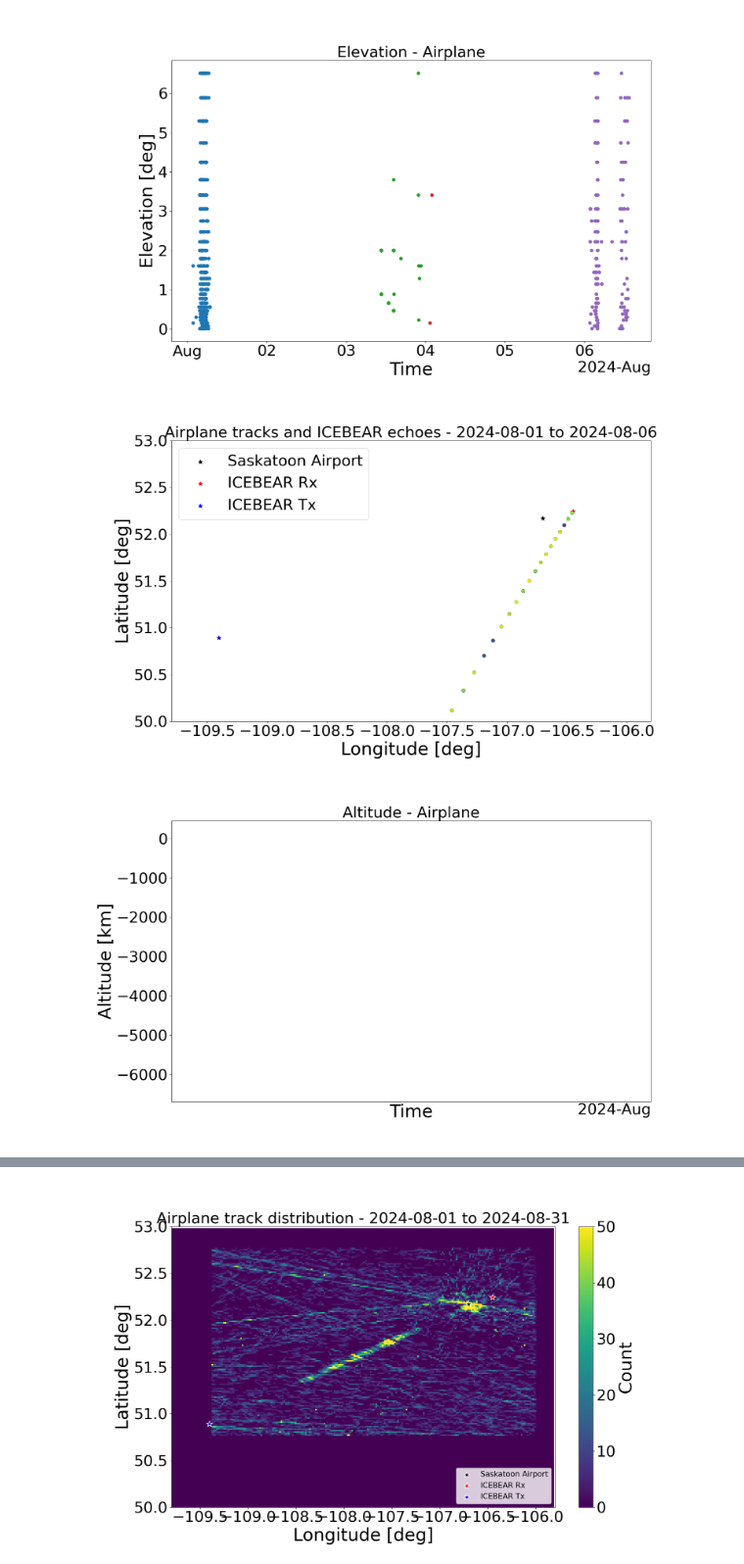
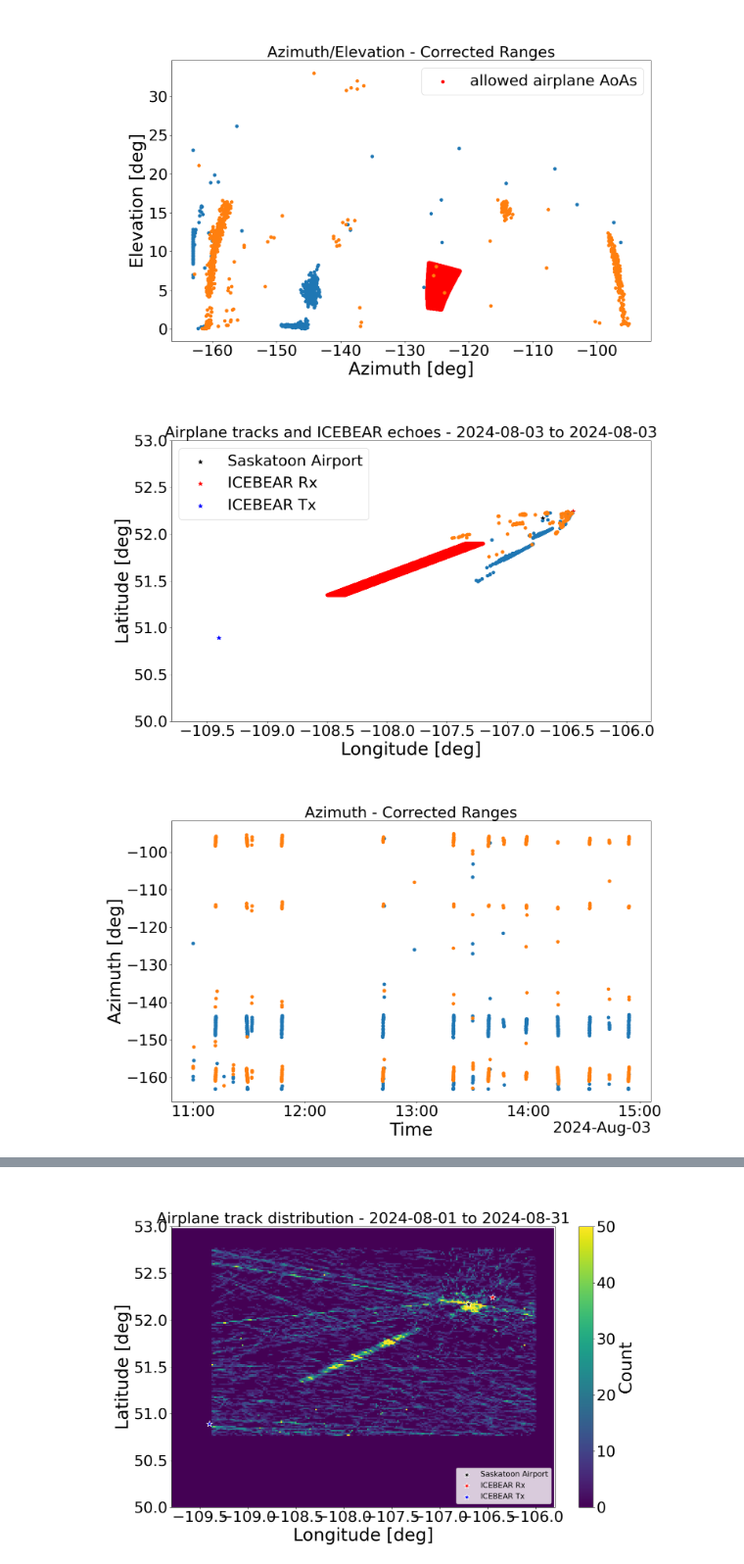
Before and after one commit to icebearcanada/airplane-process, a Jupyter notebook: airplane-code/compare_airplanes_to_icebear.ipynb, the cells around one changed output, grey strips where cells are left out. Shown at 98% size. Cells and saved outputs as stored; diff of their text form; code cells hidden in the pictures.

Commit message:
ready to compare individual airplanes, need to move to ibp2

```diff
--- a/airplane-code/compare_airplanes_to_icebear.ipynb
+++ b/airplane-code/compare_airplanes_to_icebear.ipynb
@@ -20,2 +82,9 @@ from traffic.data import opensky
+# %%
+az = np.load('allowed_airplane_azimuth.npy')
+el = np.load('allowed_airplane_elevation.npy')
+slant_range = np.load('allowed_airplane_slant_range.npy') / 1.0e3
+rx = [52.24393, -106.45025, 0]
+
+sx = map_target(rx, az.flatten(), el.flatten(), slant_range.flatten())
 # %%
 def retrieve_airplane_data(utc_time, time_filter, bounds):
@@ -101,18 +180,19 @@ icebear_tx = [50.89335, -109.40317]
 ax_ll.scatter(stoon_airport[1], stoon_airport[0], marker='*', c='black', s=70)
 ax_ll.scatter(icebear_rx[1], icebear_rx[0], marker='*', c='r', s=70)
 ax_ll.scatter(icebear_tx[1], icebear_tx[0], marker='*', c='b', s=70)
+ax_ll.scatter(sx[1, :], sx[0, :], c='red')
 ax_ll.set_xlim([-109.8, -105.8])
 ax_ll.set_ylim([50, 53])
 ax_ll.legend(['Saskatoon Airport','ICEBEAR Rx','ICEBEAR Tx'])
 
-fig_alt, ax_alt = plt.subplots()
-fig_alt.set_size_inches(fig_width_inches, fig_height_inches)
-ax_alt.set_ylabel('Altitude [km]')
-ax_alt.set_xlabel('Time')
-ax_alt.set_xlim([0, 15])
-ax_alt.set_title(f'Altitude - {descriptor}')
-ax_alt.xaxis.set_major_locator(locator)
-ax_alt.xaxis.set_major_formatter(formatter)
+#fig_alt, ax_alt = plt.subplots()
+#fig_alt.set_size_inches(fig_width_inches, fig_height_inches)
+#ax_alt.set_ylabel('Altitude [km]')
+#ax_alt.set_xlabel('Time')
+#ax_alt.set_xlim([0, 15])
+#ax_alt.set_title(f'Altitude - {descriptor}')
+#ax_alt.xaxis.set_major_locator(locator)
+#ax_alt.xaxis.set_major_formatter(formatter)
 
 fig_az, ax_az = plt.subplots()
 fig_az.set_size_inches(fig_width_inches, fig_height_inches)
@@ -130,12 +210,24 @@ ax_el.set_title(f'Elevation - {descriptor}')
 ax_el.xaxis.set_major_locator(locator)
 ax_el.xaxis.set_major_formatter(formatter)
 
+fig_azel, ax_azel = plt.subplots()
+fig_azel.set_size_inches(fig_width_inches, fig_height_inches)
+ax_azel.set_ylabel('Elevation [deg]')
+ax_azel.set_xlabel('Azimuth [deg]')
+ax_azel.set_title(f'Azimuth/Elevation - {descriptor}')
+# plot the allowed az/el polygon (wrt boresight)
+az = np.load('allowed_airplane_azimuth.npy')
+az = np.where(az > 180.0, az - 360.0, az)
+el = np.load('allowed_airplane_elevation.npy')
+ax_azel.scatter(az, el, c='red')
+ax_azel.legend(['allowed airplane AoAs'])
 
 for file in level2_files:
     print(file)
     try:
         f = h5py.File(file)
-    except Exception:
+    except Exception as e:
+        print(f'Excepted {e}\nContinuing...')
         continue
     altitude = f['data']['altitude'][:]
     azimuth = f['data']['azimuth'][:]
@@ -148,25 +240,29 @@ for file in level2_files:
     snr_db = f['data']['snr_db'][:]
     time = f['data']['time'][:]
     utc_time = vutcfromtimestamp(time)
-
-    forbidden_days = [5, 15, 26]
+    print(azimuth.shape)
+    forbidden_days = [12, 14]
     if utc_time[0].day in forbidden_days:
         continue
 
-    time_filter = (utc_time < end_time) & (utc_time > start_time)
-    print(rf_distance[time_filter])
-    #range_filter = (rf_distance < 310) & (rf_distance > 285)
-    #time_filter = time_filter & range_filter
+    time_filter = (utc_time <= end_time) & (utc_time >= start_time)
+    #print(rf_distance[time_filter])
+    #print(altitude[time_filter])
+    range_filter = (rf_distance < 256) & (rf_distance > 246)
+    time_filter = time_filter & range_filter
 
     # plot lat/lon
-    ax_ll.scatter(longitude[time_filter], latitude[time_filter], c=time[time_filter])
+    ax_ll.scatter(longitude[time_filter], latitude[time_filter])
 
-    # plot alt/time
-    ax_alt.scatter(utc_time[time_filter], altitude[time_filter])#, c=snr_db[time_filter])
+    # plot alt/time #NOTE: altitude is useless for airplane echoes because it depends on slant range, which is unattainable
+    #ax_alt.scatter(utc_time[time_filter], altitude[time_filter])#, c=snr_db[time_filter])
 
     # plot az and el / time
     ax_az.scatter(utc_time[time_filter], azimuth[time_filter])
     ax_el.scatter(utc_time[time_filter], elevation[time_filter])
 
+    # plot az/el
+    ax_azel.scatter(azimuth[time_filter], elevation[time_filter])
+    f.close()
 plt.show()
 # %% [output]
@@ -190,3 +273,3 @@ plt.show()
-[figure, old version]
+[figure, new version]
-[figure, old version]
+[figure, new version]
-[figure, old version]
+[figure, new version]
```
Also changed, not shown: parts of 9 cells of this notebook.
